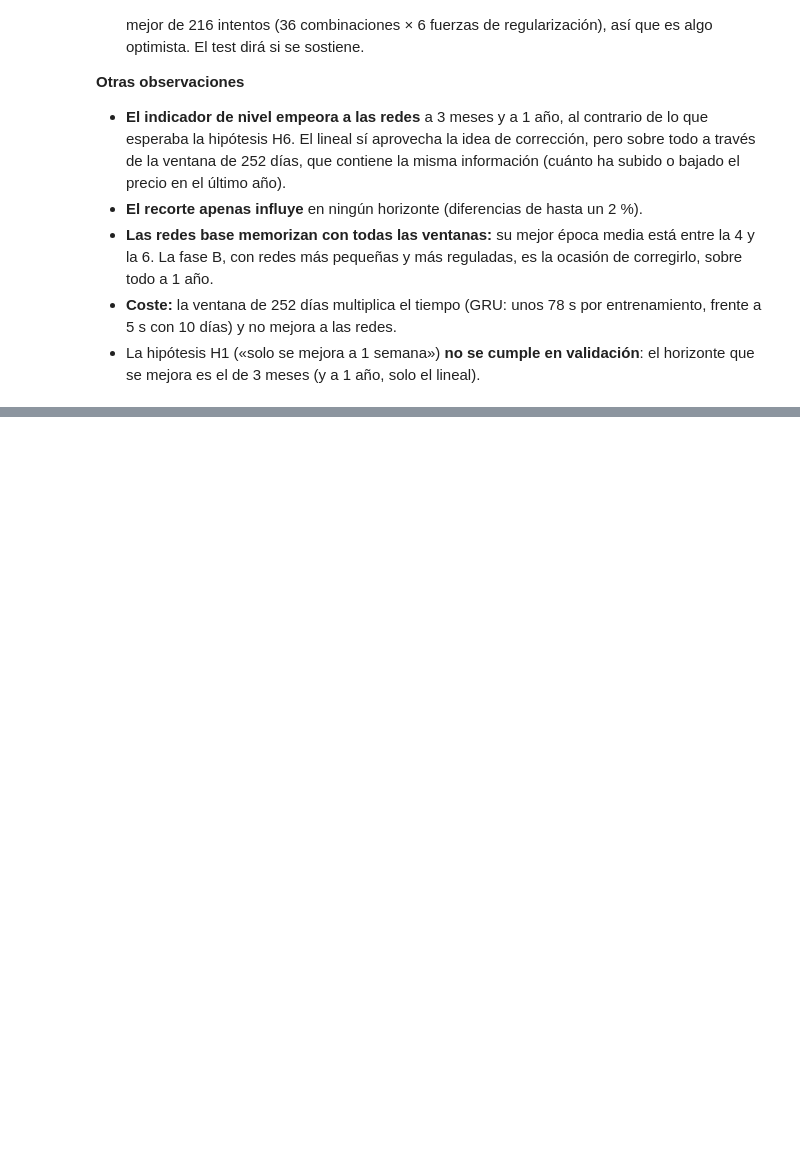
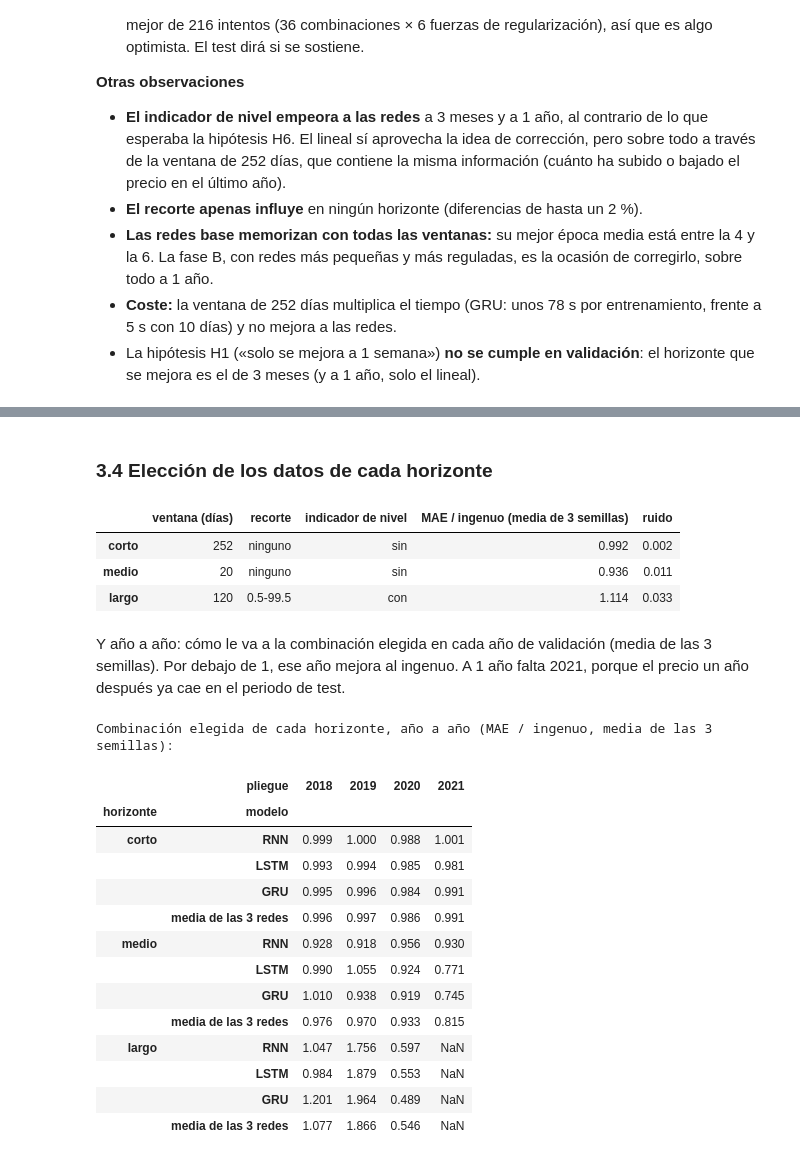
Before and after one commit to PabloJimenezGirardeau/Caso-Oil-Price, a Jupyter notebook: notebooks/03_modelado.ipynb, the cells around one changed output, grey strips where cells are left out. Drawn from its saved outputs; the diff is of its cells as text; code cells hidden in the pictures; blank space fills up the shorter version.

```diff
--- a/notebooks/03_modelado.ipynb
+++ b/notebooks/03_modelado.ipynb
@@ -440,0 +516,9 @@ Mejor modelo lineal de cada horizonte, año a año (MAE / ingenuo):
+# %%
+nombres = {s: f"semilla {s}" + (" (fase A)" if s == config.SEMILLA else "") for s in SEMILLAS}
+for h in config.HORIZONTES:
+    tabla, ruido = decisiones[h]
+    ganadora_a = tabla.iloc[0]   # la mejor de la fase A
+    nuevas_a = ganadora_a[[s for s in SEMILLAS if s != config.SEMILLA]].mean()
+    print(f"{h} ({config.HORIZONTES[h]} sesiones) · ruido entre semillas: {ruido:.3f} · "
+          f"la mejor de la fase A pasa de {ganadora_a[config.SEMILLA]:.3f} a {nuevas_a:.3f} con las semillas nuevas")
+    display(tabla.rename(columns=nombres).round(3))
@@ -440,0 +561,44 @@ Mejor modelo lineal de cada horizonte, año a año (MAE / ingenuo):
+# %% [markdown]
+### 3.4 Elección de los datos de cada horizonte
+# %%
+eleccion = {}
+for h, (tabla, ruido) in decisiones.items():
+    v, r, n = tabla.index[tabla["elegida"].to_numpy()][0]
+    eleccion[h] = {"ventana (días)": v, "recorte": r, "indicador de nivel": "con" if n else "sin",
+                   "MAE / ingenuo (media de 3 semillas)": round(tabla.loc[(v, r, n), "media"], 3),
+                   "ruido": round(ruido, 3)}
+pd.DataFrame(eleccion).T
+# %% [output]
+|  | ventana (días) | recorte | indicador de nivel | MAE / ingenuo (media de 3 semillas) | ruido |
+| corto | 252 | ninguno | sin | 0.992 | 0.002 |
+| medio | 20 | ninguno | sin | 0.936 | 0.011 |
+| largo | 120 | 0.5-99.5 | con | 1.114 | 0.033 |
+# %% [markdown]
+Y año a año: cómo le va a la combinación elegida en cada año de validación (media de las 3 semillas). Por debajo de 1, ese año mejora al ingenuo. A 1 año falta 2021, porque el precio un año después ya cae en el periodo de test.
+# %%
+por_año = {}
+for h, (tabla, _) in decisiones.items():
+    v, r, n = tabla.index[tabla["elegida"].to_numpy()][0]
+    sel = todas[(todas["horizonte"] == h) & (todas["ventana"] == v) & (todas["recorte"] == r) & (todas["nivel"] == n)]
+    año = (ex.resumir(sel, por=["semilla", "pliegue"])
+           .pivot_table(index="modelo", columns="pliegue", values="MAE / ingenuo").reindex(config.CELDAS))
+    año.loc["media de las 3 redes"] = año.mean()
+    por_año[h] = año
+print("Combinación elegida de cada horizonte, año a año (MAE / ingenuo, media de las 3 semillas):")
+pd.concat(por_año, names=["horizonte", "modelo"]).round(3)
+# %% [output]
+Combinación elegida de cada horizonte, año a año (MAE / ingenuo, media de las 3 semillas):
+|  | pliegue | 2018 | 2019 | 2020 | 2021 |
+| horizonte | modelo |  |  |  |  |
+| corto | RNN | 0.999 | 1.000 | 0.988 | 1.001 |
+|  | LSTM | 0.993 | 0.994 | 0.985 | 0.981 |
+|  | GRU | 0.995 | 0.996 | 0.984 | 0.991 |
+|  | media de las 3 redes | 0.996 | 0.997 | 0.986 | 0.991 |
+| medio | RNN | 0.928 | 0.918 | 0.956 | 0.930 |
+|  | LSTM | 0.990 | 1.055 | 0.924 | 0.771 |
+|  | GRU | 1.010 | 0.938 | 0.919 | 0.745 |
+|  | media de las 3 redes | 0.976 | 0.970 | 0.933 | 0.815 |
+| largo | RNN | 1.047 | 1.756 | 0.597 | NaN |
+|  | LSTM | 0.984 | 1.879 | 0.553 | NaN |
+|  | GRU | 1.201 | 1.964 | 0.489 | NaN |
+|  | media de las 3 redes | 1.077 | 1.866 | 0.546 | NaN |
```
Also changed, not shown: parts of 27 cells of this notebook, 14 other files.
